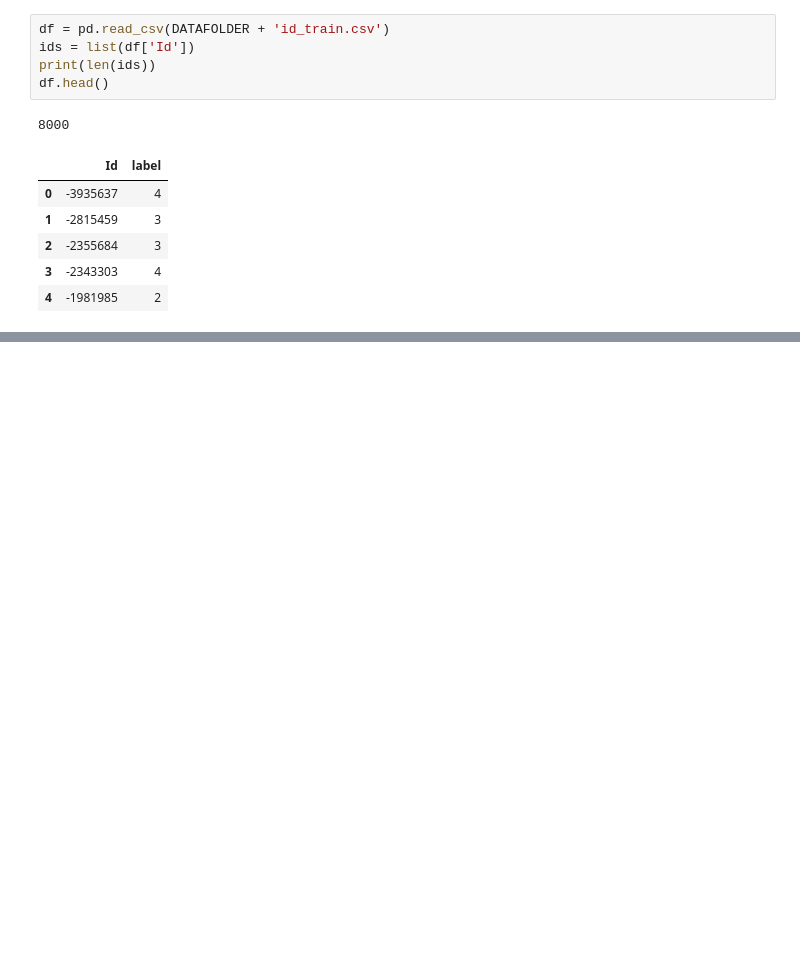
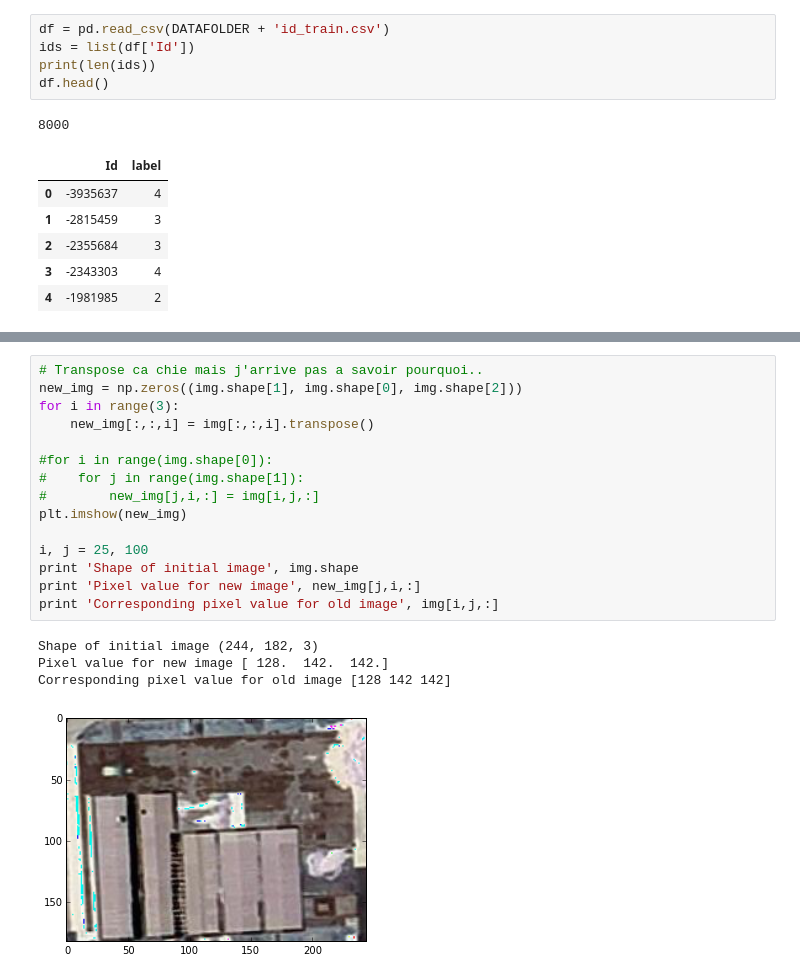
Before and after one commit to pvchaumier/dsg, a Jupyter notebook: notebooks/Image analysis.ipynb, the cells around one changed output, grey strips where cells are left out. Saved outputs shown, nothing was run; the diff lists cells and outputs as text; blank space fills up the shorter version.

```diff
--- a/notebooks/Image analysis.ipynb
+++ b/notebooks/Image analysis.ipynb
@@ -51,0 +52,20 @@ plt.imshow(img[::-1,::-1,:])
+# %%
+# Transpose ca chie mais j'arrive pas a savoir pourquoi..
+new_img = np.zeros((img.shape[1], img.shape[0], img.shape[2]))
+for i in range(3):
+    new_img[:,:,i] = img[:,:,i].transpose()
+
+#for i in range(img.shape[0]):
+#    for j in range(img.shape[1]):
+#        new_img[j,i,:] = img[i,j,:]
+plt.imshow(new_img)
+
+i, j = 25, 100
+print 'Shape of initial image', img.shape
+print 'Pixel value for new image', new_img[j,i,:]
+print 'Corresponding pixel value for old image', img[i,j,:]
+# %% [output]
+Shape of initial image (244, 182, 3)
+Pixel value for new image [ 128.  142.  142.]
+Corresponding pixel value for old image [128 142 142]
+[figure, added]
```
Also changed, not shown: parts of 4 cells of this notebook, 1 other file.
